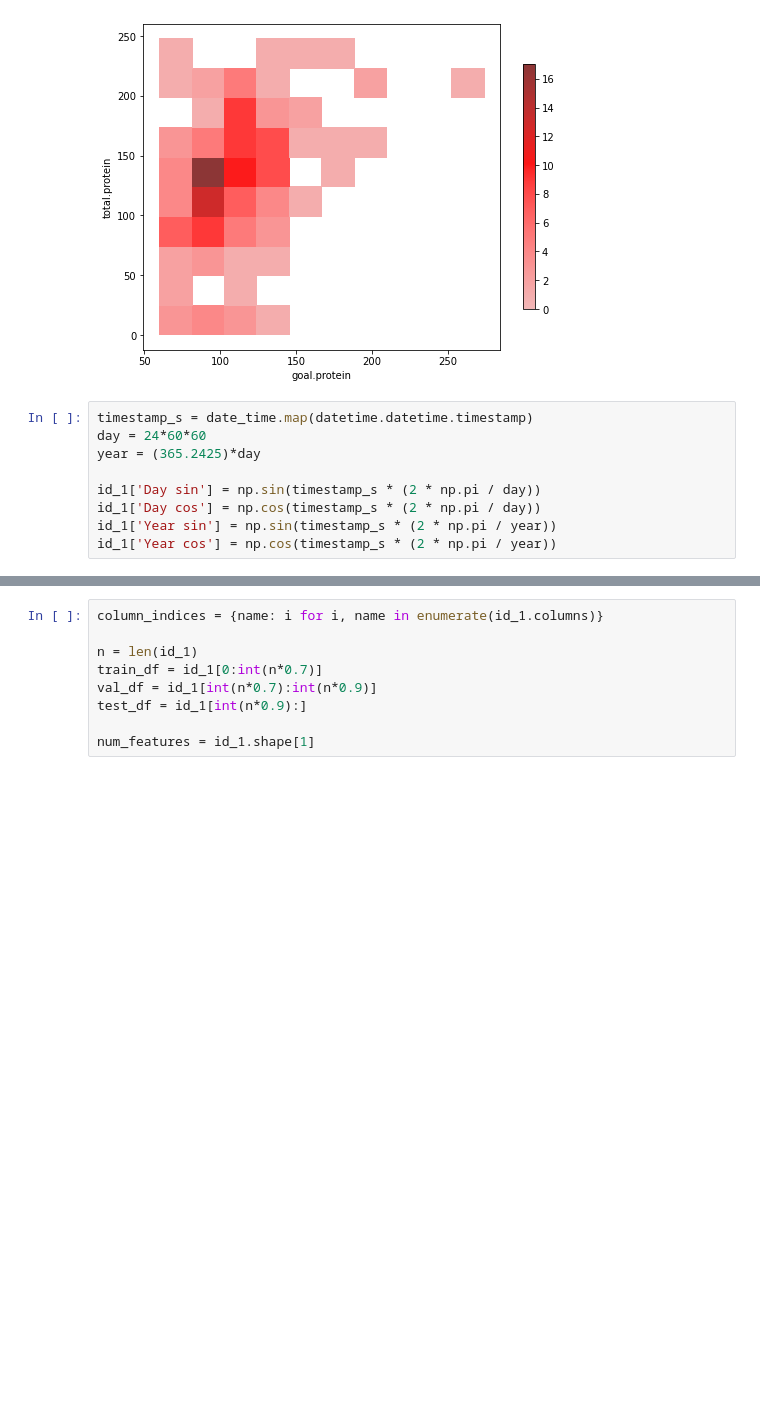
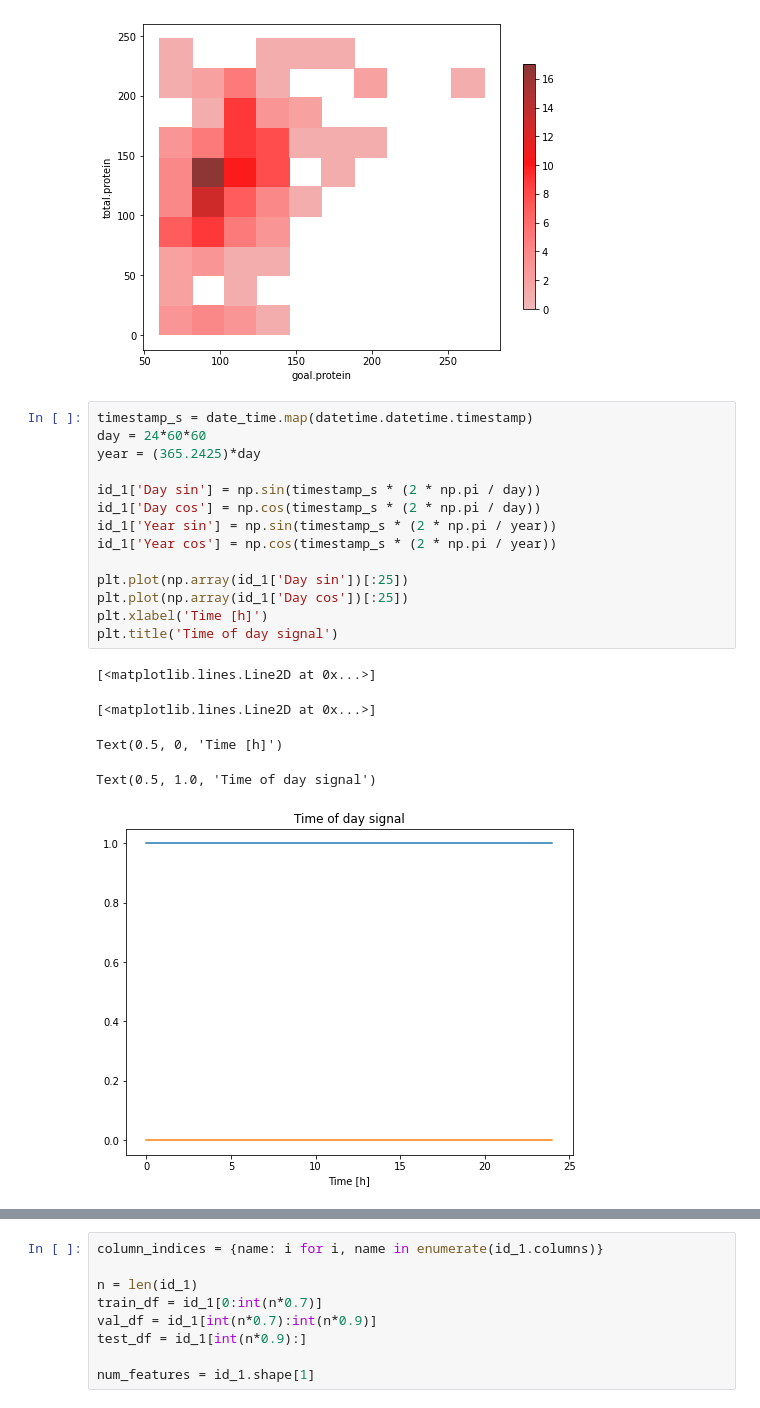
Before and after one commit to julialromero/nutrition-analysis, a Jupyter notebook: code/timeforecasting.ipynb, the cells around one changed output, grey strips where cells are left out. Cells and saved outputs as stored; diff of their text form; blank space fills up the shorter version.

Commit message:
working on a time series forecast model

```diff
--- a/code/timeforecasting.ipynb
+++ b/code/timeforecasting.ipynb
@@ -126,9 +127,20 @@ plt.show()
 # %%
 timestamp_s = date_time.map(datetime.datetime.timestamp)
 day = 24*60*60
 year = (365.2425)*day
 
 id_1['Day sin'] = np.sin(timestamp_s * (2 * np.pi / day))
 id_1['Day cos'] = np.cos(timestamp_s * (2 * np.pi / day))
 id_1['Year sin'] = np.sin(timestamp_s * (2 * np.pi / year))
 id_1['Year cos'] = np.cos(timestamp_s * (2 * np.pi / year))
+
+plt.plot(np.array(id_1['Day sin'])[:25])
+plt.plot(np.array(id_1['Day cos'])[:25])
+plt.xlabel('Time [h]')
+plt.title('Time of day signal')
+# %% [output]
+[<matplotlib.lines.Line2D at 0x...>]
+[<matplotlib.lines.Line2D at 0x...>]
+Text(0.5, 0, 'Time [h]')
+Text(0.5, 1.0, 'Time of day signal')
+[figure, added]
```
Also changed, not shown: parts of 6 cells of this notebook.
